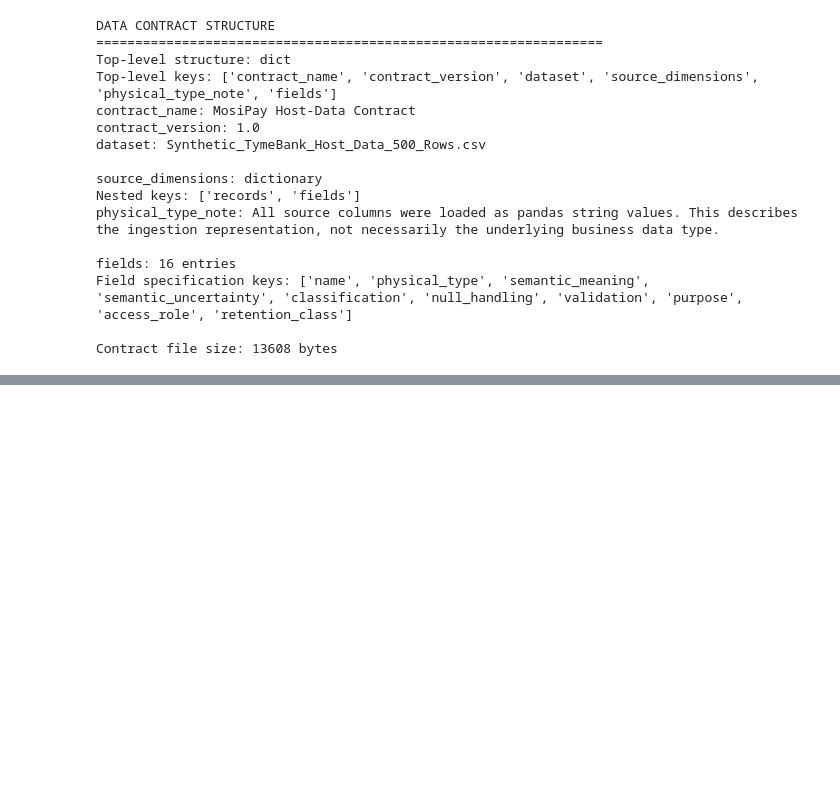
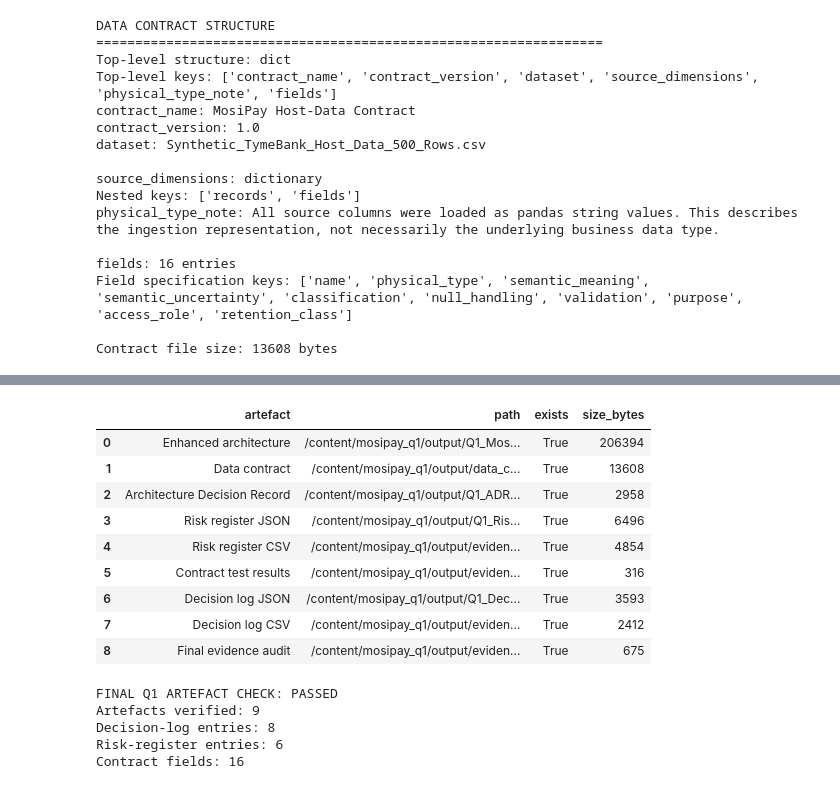
Before and after one commit to ictnsofu/ICD_5211_Data_Privacy_kampamba_nsofu_202609988, a Jupyter notebook: 202609988_Kampamba_Nsofu_ICD_5211.ipynb, the cells around one changed output, grey strips where cells are left out. Cells and saved outputs as stored; diff of their text form; code cells hidden in the pictures; blank space fills up the shorter version.

```diff
--- a/202609988_Kampamba_Nsofu_ICD_5211.ipynb
+++ b/202609988_Kampamba_Nsofu_ICD_5211.ipynb
@@ -1895,0 +2798,64 @@ AUTHIDRESP | Null handling: Nullable; preserve nulls and report missingness rath
+# %%
+
+# ============================================================
+# 10 – FINAL Q1 EVIDENCE AUDIT (UPDATED)
+# ============================================================
+
+final_required_files = {
+    "Enhanced architecture":
+        OUTPUT_DIR / "Q1_MosiPay_Architecture_Enhanced.png",
+    "Data contract":
+        OUTPUT_DIR / "data_contract.json",
+    "Architecture Decision Record":
+        OUTPUT_DIR / "Q1_ADR_001.json",
+    "Risk register JSON":
+        OUTPUT_DIR / "Q1_Risk_Register.json",
+    "Risk register CSV":
+        EVIDENCE_DIR / "Q1_Risk_Register.csv",
+    "Contract test results":
+        EVIDENCE_DIR / "Q1_Contract_Test_Results.csv",
+    "Decision log JSON":
+        OUTPUT_DIR / "Q1_Decision_Log.json",
+    "Decision log CSV":
+        EVIDENCE_DIR / "Q1_Decision_Log.csv",
+    "Final evidence audit":
+        EVIDENCE_DIR / "Q1_Final_Evidence_Audit.csv"
+}
+
+final_audit = pd.DataFrame([
+    {
+        "artefact": name,
+        "path": str(path),
+        "exists": path.exists(),
+        "size_bytes": path.stat().st_size if path.exists() else 0
+    }
+    for name, path in final_required_files.items()
+])
+
+display(final_audit)
+
+assert final_audit["exists"].all(), (
+    "One or more required Q1 artefacts are missing."
+)
+
+print("FINAL Q1 ARTEFACT CHECK: PASSED")
+print("Artefacts verified:", len(final_audit))
+print("Decision-log entries:", len(decision_log_df))
+print("Risk-register entries:", len(risk_check))
+print("Contract fields:", len(contract_check["fields"]))
+# %% [output]
+|  | artefact | path | exists | size_bytes |
+| 0 | Enhanced architecture | /content/mosipay_q1/output/Q1_Mos... | True | 206394 |
+| 1 | Data contract | /content/mosipay_q1/output/data_c... | True | 13608 |
+| 2 | Architecture Decision Record | /content/mosipay_q1/output/Q1_ADR... | True | 2958 |
+| 3 | Risk register JSON | /content/mosipay_q1/output/Q1_Ris... | True | 6496 |
+| 4 | Risk register CSV | /content/mosipay_q1/output/eviden... | True | 4854 |
+| 5 | Contract test results | /content/mosipay_q1/output/eviden... | True | 316 |
+| 6 | Decision log JSON | /content/mosipay_q1/output/Q1_Dec... | True | 3593 |
+| 7 | Decision log CSV | /content/mosipay_q1/output/eviden... | True | 2412 |
+| 8 | Final evidence audit | /content/mosipay_q1/output/eviden... | True | 675 |
+FINAL Q1 ARTEFACT CHECK: PASSED
+Artefacts verified: 9
+Decision-log entries: 8
+Risk-register entries: 6
+Contract fields: 16
```
Also changed, not shown: parts of 5 cells of this notebook.
